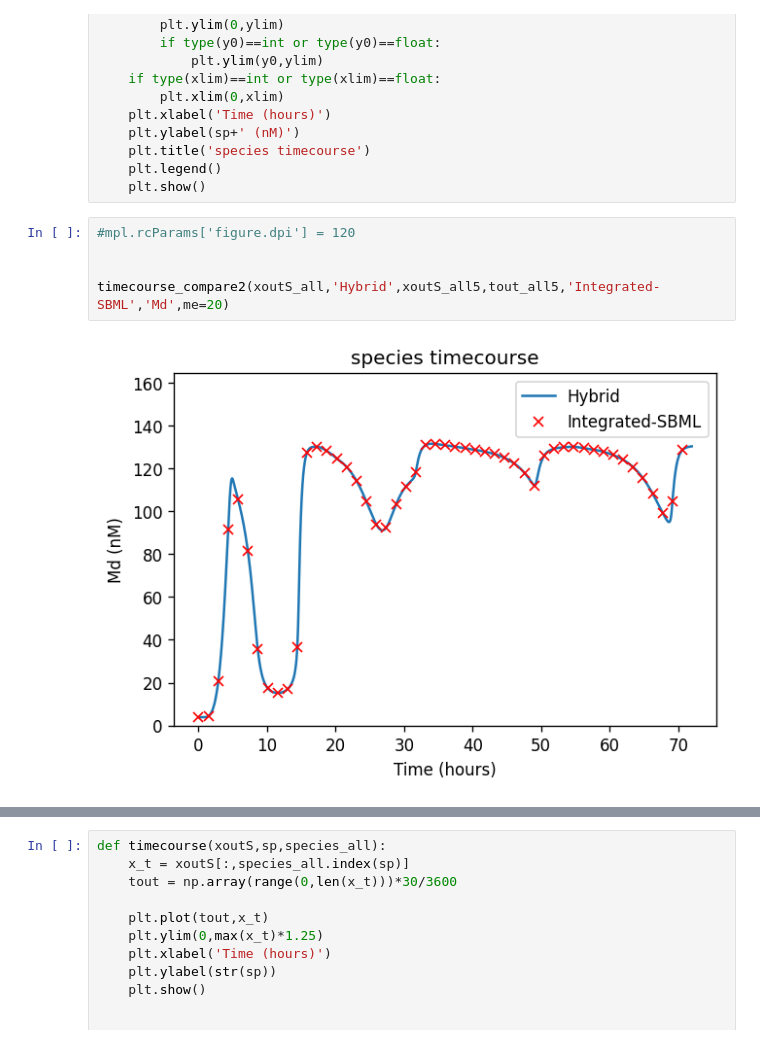
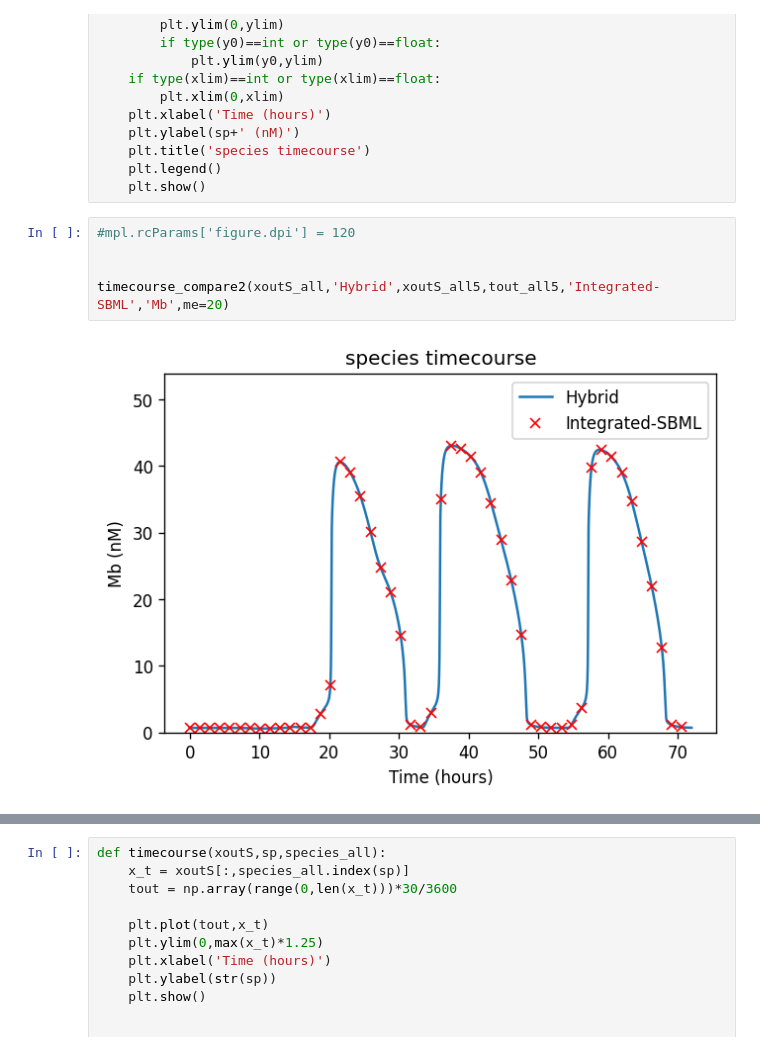
Before and after one commit to birtwistlelab/SPARCED, a Jupyter notebook: jupyter_notebooks/testModel.ipynb, the cells around one changed output, grey strips where cells are left out. Drawn from its saved outputs; the diff is of its cells as text.

```diff
--- a/jupyter_notebooks/testModel.ipynb
+++ b/jupyter_notebooks/testModel.ipynb
@@ -129,10 +129,10 @@ def timecourse_compare2(xs1,xsl1,xs2,t2,xsl2,sp,ts=30,xlim=None,y0=None,ylim=Non
 # %%
 #mpl.rcParams['figure.dpi'] = 120
 
 
-timecourse_compare2(xoutS_all,'Hybrid',xoutS_all5,tout_all5,'Integrated-SBML','Md',me=20)
+timecourse_compare2(xoutS_all,'Hybrid',xoutS_all5,tout_all5,'Integrated-SBML','Mb',me=20)
 # %% [output]
-[figure, old version]
+[figure, new version]
 # %%
 #%% Species AUC check
 
```
Also changed, not shown: parts of 4 cells of this notebook, 2 other files.
